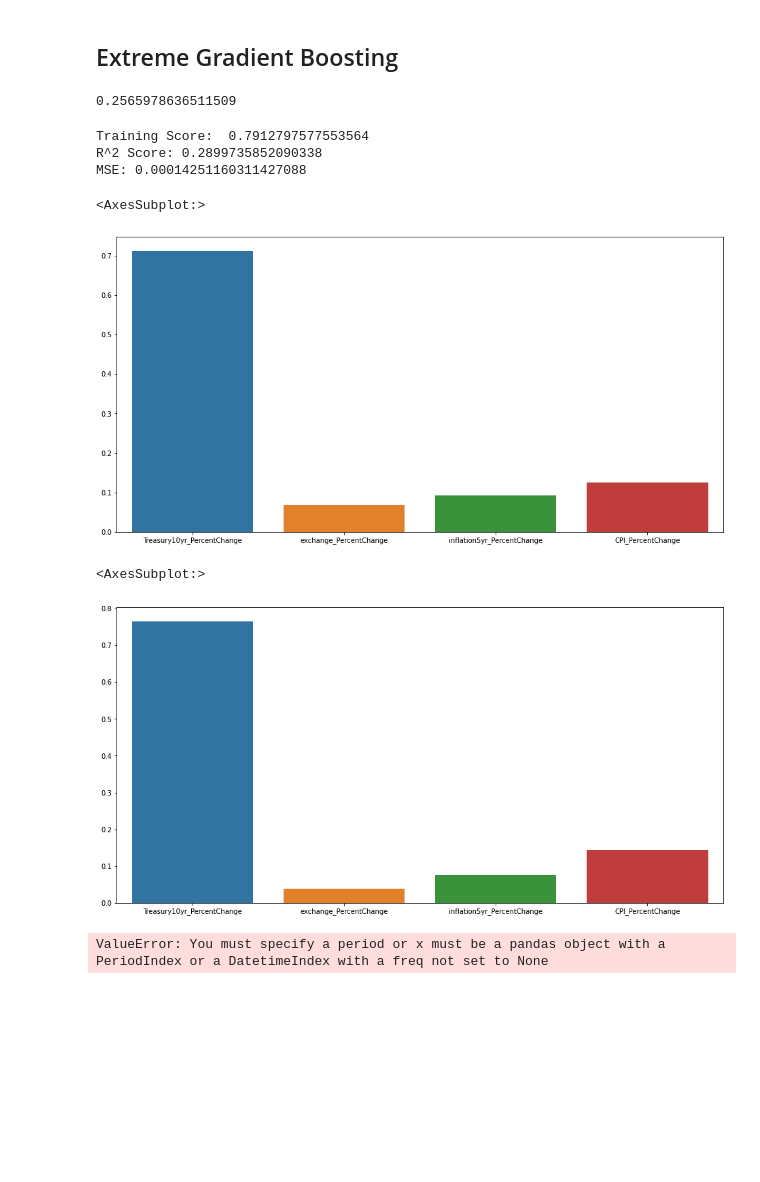
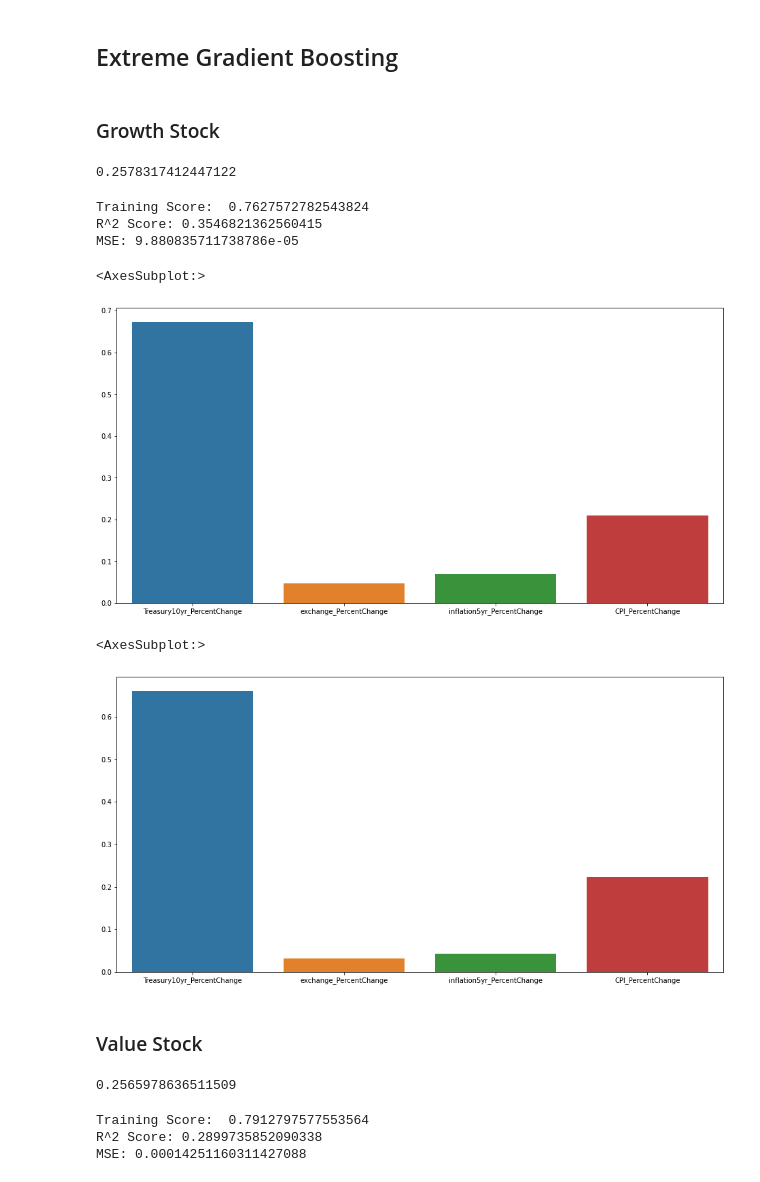
Before and after one commit to lu18cheng/pic16b_stock_analysis, a Jupyter notebook: code/analysis.ipynb, the cells around one changed output. Saved outputs shown, nothing was run; the diff lists cells and outputs as text; code cells hidden in the pictures; blank space fills up the shorter version.

```diff
--- a/code/analysis.ipynb
+++ b/code/analysis.ipynb
@@ -402,47 +402,39 @@ sns.barplot(train_X.columns, permutation_importance(rf2, train_X, train_y2)['imp
 [figure]
 # %% [markdown]
 ## Extreme Gradient Boosting
+# %% [markdown]
+### Growth Stock
 # %%
-xgb = GradientBoostingRegressor(n_estimators=100,
+xgb1 = GradientBoostingRegressor(n_estimators=100,
                                 random_state = 2,
                                 min_impurity_decrease=0.0001,
                                 min_samples_split=2,
                                 max_depth = 2)
-cv = cross_val_score(xgb, train_X, train_y, scoring = 'r2')
+cv = cross_val_score(xgb1, train_X, train_y1, scoring = 'r2')
 print(np.mean(cv))
 # %% [output]
-0.2565978636511509
+0.2578317412447122
 # %%
-xgb.fit(train_X, train_y)
-print("Training Score: ", xgb.score(train_X, train_y))
-predictions = xgb.predict(test_X)
-print("R^2 Score: {}".format(r2_score(test_y, predictions)))
-print("MSE: {}".format(mean_squared_error(test_y, predictions)))
+xgb1.fit(train_X, train_y1)
+print("Training Score: ", xgb1.score(train_X, train_y1))
+predictions = xgb1.predict(test_X)
+print("R^2 Score: {}".format(r2_score(test_y1, predictions)))
+print("MSE: {}".format(mean_squared_error(test_y1, predictions)))
 # %% [output]
-Training Score:  0.7912797577553564
-R^2 Score: 0.2899735852090338
-MSE: 0.00014251160311427088
+Training Score:  0.7627572782543824
+R^2 Score: 0.3546821362560415
+MSE: 9.880835711738786e-05
 # %%
 #importance based on r2
 plt.figure(figsize = (16,8))
-sns.barplot(train_X.columns, xgb.feature_importances_)
+sns.barplot(train_X.columns, xgb1.feature_importances_)
 # %% [output]
 <AxesSubplot:>
-[figure, old version]
+[figure, new version]
 # %%
 #permutation importance
 plt.figure(figsize = (16,8))
-sns.barplot(train_X.columns, permutation_importance(xgb, train_X, train_y)['importances_mean'])
+sns.barplot(train_X.columns, permutation_importance(xgb1, train_X, train_y1)['importances_mean'])
 # %% [output]
 <AxesSubplot:>
-[figure, old version]
+[figure, new version]
-# %%
-from statsmodels.tsa.seasonal import seasonal_decompose
-
-# Perform additive decomposition
-Adj_close = IVW['Adj Close']
-Adj_close.index = df.Date.apply(lambda x: datetime.fromisoformat(x))
-Adj_close.name = "Adj Close"
-decomp = seasonal_decompose(Adj_close)
-# %% [output]
-ValueError: You must specify a period or x must be a pandas object with a PeriodIndex or a DatetimeIndex with a freq not set to None
@@ -453,0 +441,22 @@ plt.xlabel('year')
+# %% [markdown]
+### Value Stock
+# %%
+xgb2 = GradientBoostingRegressor(n_estimators=100,
+                                random_state = 2,
+                                min_impurity_decrease=0.0001,
+                                min_samples_split=2,
+                                max_depth = 2)
+cv = cross_val_score(xgb1, train_X, train_y2, scoring = 'r2')
+print(np.mean(cv))
+# %% [output]
+0.2565978636511509
+# %%
+xgb2.fit(train_X, train_y2)
+print("Training Score: ", xgb2.score(train_X, train_y2))
+predictions = xgb2.predict(test_X)
+print("R^2 Score: {}".format(r2_score(test_y2, predictions)))
+print("MSE: {}".format(mean_squared_error(test_y2, predictions)))
+# %% [output]
+Training Score:  0.7912797577553564
+R^2 Score: 0.2899735852090338
+MSE: 0.00014251160311427088
```
Also changed, not shown: parts of 3 cells of this notebook.
